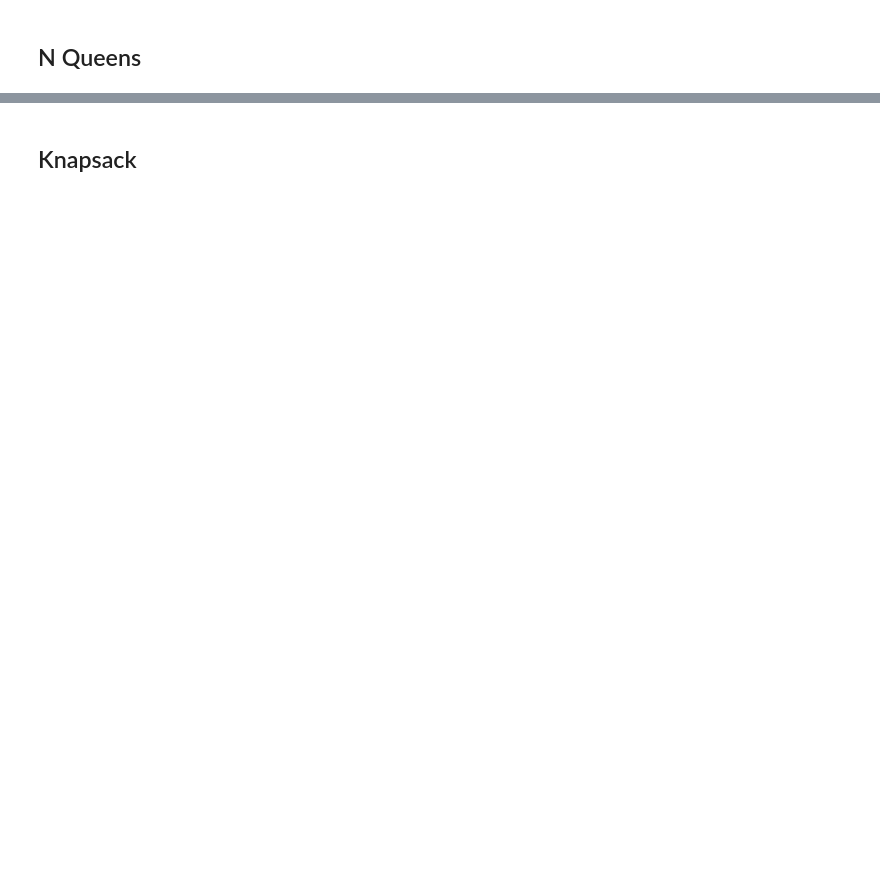
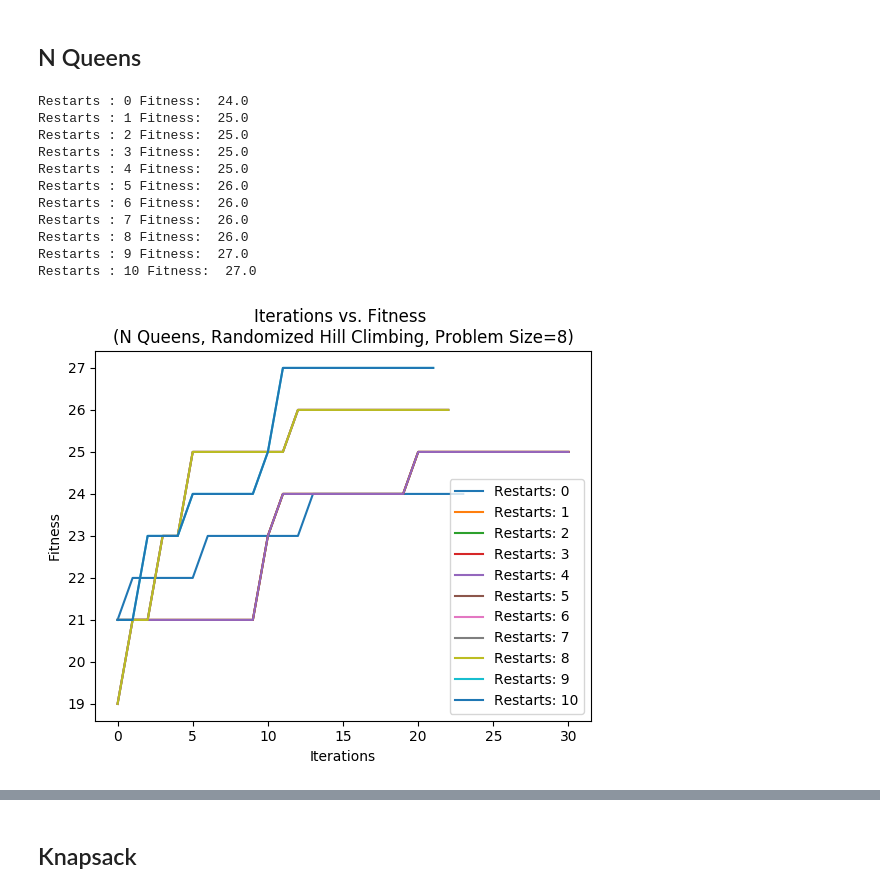
Before and after one commit to aashiamehta/MachineLearning, a Jupyter notebook: Project2/randomized_optimization.ipynb, the cells around one changed output, grey strips where cells are left out. Saved outputs shown, nothing was run; the diff lists cells and outputs as text; code cells hidden in the pictures; blank space fills up the shorter version.

Commit message:
graphs

```diff
--- a/Project2/randomized_optimization.ipynb
+++ b/Project2/randomized_optimization.ipynb
@@ -502,0 +526,39 @@ MIMIC: [8.0, 17.0, 35.0, 78.0, 30.0]
+# %%
+queens_problem_size_8 = mlrose.DiscreteOpt(length=8, fitness_fn=fitness_cust, maximize=True, max_val=8)
+queens_problem_size_16 = mlrose.DiscreteOpt(length=16, fitness_fn=fitness_cust, maximize=True, max_val=16)
+queens_problem_size_32 = mlrose.DiscreteOpt(length=32, fitness_fn=fitness_cust, maximize=True, max_val=32)
+queens_problem_size_64 = mlrose.DiscreteOpt(length=64, fitness_fn=fitness_cust, maximize=True, max_val=64)
+queens_problem_size_128 = mlrose.DiscreteOpt(length=128, fitness_fn=fitness_cust, maximize=True, max_val=128)
+# %%
+# Tuning Randomized Hill Climbing
+plt.title("Iterations vs. Fitness " + "\n(N Queens, Randomized Hill Climbing, Problem Size=8)")
+plt.xlabel("Iterations")
+plt.ylabel("Fitness")
+problem = queens_problem_size_8
+max_attempts = 10
+restarts_list = np.arange(0, 11).tolist()
+for restarts in restarts_list:
+    best_state_hc, best_fitness_hc, fitness_curve_hc = mlrose_hiive.random_hill_climb(problem,
+                                                 max_attempts=max_attempts,
+                                                 max_iters=1000,
+                                                 random_state=random_state,
+                                                 restarts=restarts,
+                                                 curve=True)
+    print("Restarts :", restarts, "Fitness: ", best_fitness_hc)
+    plt.plot(range(len(fitness_curve_hc[:,0])), fitness_curve_hc[:,0], label="Restarts: " + str(restarts))
+plt.legend(loc="best")
+plt.show()
+plt.close()
+# %% [output]
+Restarts : 0 Fitness:  24.0
+Restarts : 1 Fitness:  25.0
+Restarts : 2 Fitness:  25.0
+Restarts : 3 Fitness:  25.0
+Restarts : 4 Fitness:  25.0
+Restarts : 5 Fitness:  26.0
+Restarts : 6 Fitness:  26.0
+Restarts : 7 Fitness:  26.0
+Restarts : 8 Fitness:  26.0
+Restarts : 9 Fitness:  27.0
+Restarts : 10 Fitness:  27.0
+[figure, added]
```
Also changed, not shown: parts of 33 cells of this notebook, 27 other files.
